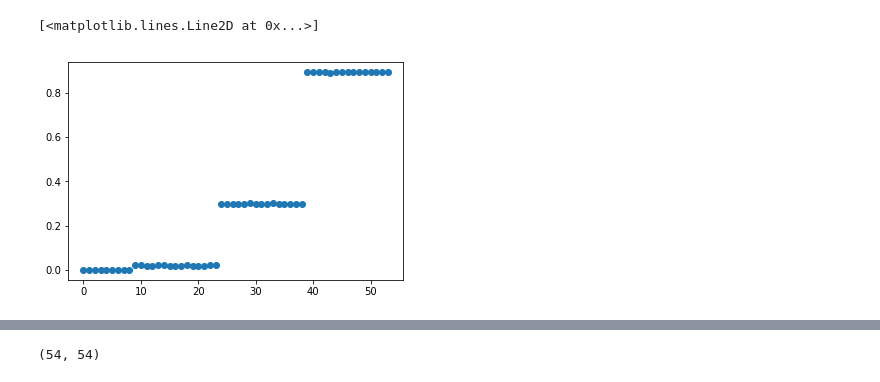
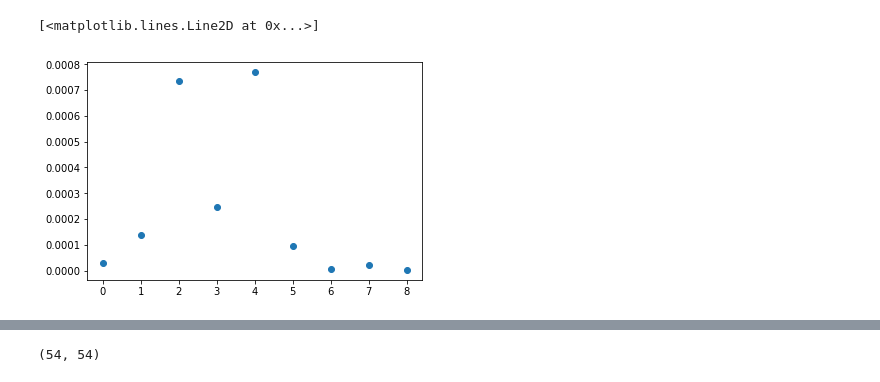
Before and after one commit to markovmodel/msmrd, a Jupyter notebook: scripts/createMSM_asym2D.ipynb, the cells around one changed output, grey strips where cells are left out. Cells and saved outputs as stored; diff of their text form; code cells hidden in the pictures.

```diff
--- a/scripts/createMSM_asym2D.ipynb
+++ b/scripts/createMSM_asym2D.ipynb
@@ -101,7 +173,7 @@ class asym2Dtraj(allTrajs):
 # %%
-numfiles = 10
+numfiles = 1
 # Extract trajectories from file using asym2Dtraj class
-fname = '../data/asym2D/2DasymTrajsLong_R4_RT1E9_dt001_SI10_'
+fname = '../data/asym2D/2DasymTrajsLong_R4_RT1E7_dt001_SI10_'
 minima = [[0.0,0.0], [1.0,0.0] , [1.1, 1.0], [-0.1,0.9], [-1.3,0.8], \
                        [-1.0,-0.2], [-0.6,-1.0], [0.9,-0.8], [0.2,-1.5]]
 alltrajs = asym2Dtraj(minima, []) # define allTrajs object
@@ -111,7 +183,9 @@ for number in range(numfiles):
     f = h5py.File(fname + str(number) + '.h5', 'r')
     data = np.array(f['traj'], dtype=float)
     f.close()
-    traj = data[:,1:dimension+1]
+    if not np.allclose(data[1:,0]-data[:-1,0], 10):
+        print 'timestep not constant'
+    traj = data[::100,1:dimension+1]
     alltrajs.Trajs.append(traj)
 # %%
 %%time
@@ -159,6 +244,6 @@ plt.colorbar()
 # %%
 # Choose lag time and obtain MSM "M" for our milestones
-msm_lag = 5
+msm_lag = 10
 M = pyemma.msm.estimate_markov_model(dtrajs, msm_lag, reversible=True)
 # %%
 milestoningCKtest = M.cktest(4)
@@ -202,7 +285,7 @@ plt.clim(-0.05,0.05)
 # %%
 # Plot transition probabilities to bath state
 T = M.transition_matrix
-plt.plot(np.sum(T[:,-15:],axis=1), 'o')
+plt.plot(np.sum(T[:9,-24:],axis=1), 'o')
 # %% [output]
 [<matplotlib.lines.Line2D at 0x...>]
-[figure, old version]
+[figure, new version]
```
Also changed, not shown: parts of 25 cells of this notebook, 8 other files.
